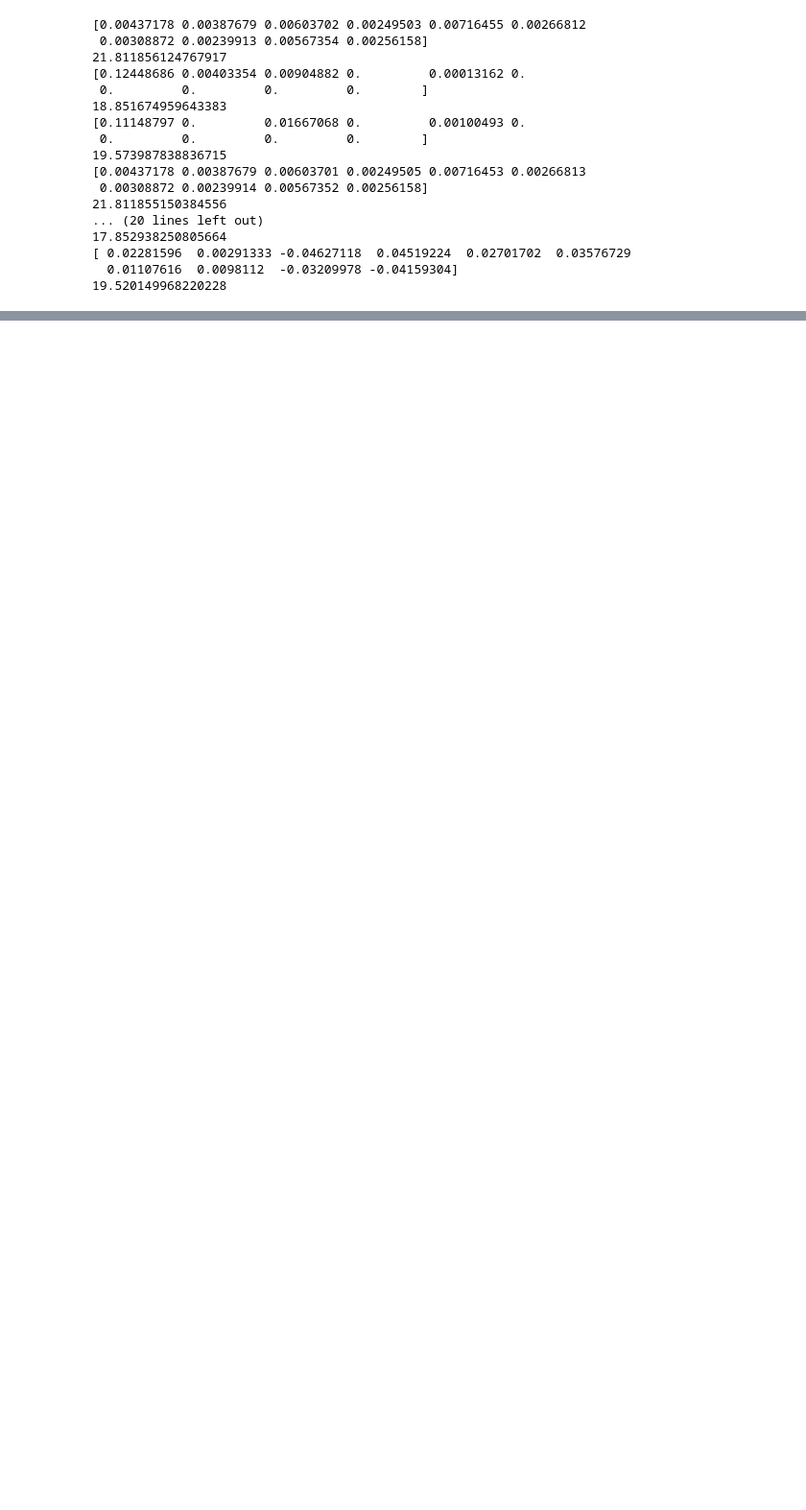
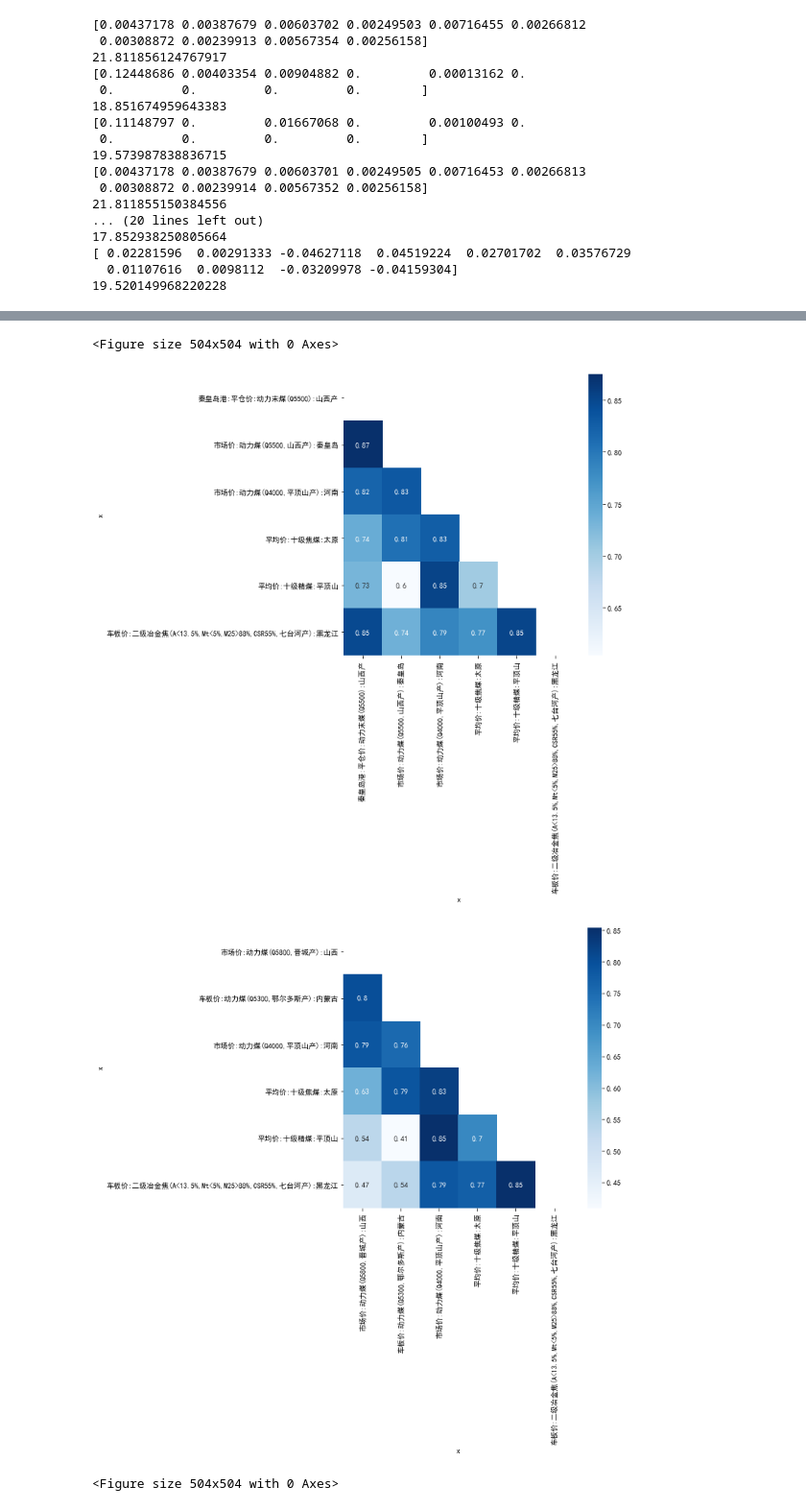
Before and after one commit to liyuting0812/dailylogs, a Jupyter notebook: feature_select/RFE_VIF.ipynb, the cells around one changed output, grey strips where cells are left out. Shown at 96% size. Saved outputs shown, nothing was run; the diff lists cells and outputs as text; code cells hidden in the pictures; blank space fills up the shorter version.

```diff
--- a/feature_select/RFE_VIF.ipynb
+++ b/feature_select/RFE_VIF.ipynb
@@ -130,10 +235,8 @@ for train,test in tscv.split(x_data_):
 [ 0.02281596  0.00291333 -0.04627118  0.04519224  0.02701702  0.03576729
   0.01107616  0.0098112  -0.03209978 -0.04159304]
 19.520149968220228
-# %%
-method = [lre,ela,las,rid]
-k=0
 # %%
+    method = [lre,ela,las,rid]
     k=0
     mae2 =[]
     cmm =[[],[],[],[]]
@@ -165,17 +268,7 @@ k=0
                 mae1.append(mae(y_test,y_pred))
         mae2.append(np.mean(mae1))
 
+    print(mae2)
     print(mae2.index(min(mae2)),min(mae2))
-    feature = cmm[mae2.index(min(mae2))]
-    x_select = x_data[feature]
-    cor = x_select.corr()
-    fig = plt.figure(figsize=(20,20))
-    mask = np.zeros_like(cor)
-    mask[np.tril_indices_from(mask)] = True
-    sns_plot = sns.heatmap(cor, annot=True,cmap='Blues',mask = mask.T)
-    # x_select.to_excel('x_select1.0.xlsx',index=True)
-#     print(x_select.shape)
-    vif = [variance_inflation_factor(x_select.values, x_select.columns.get_loc(i)) for i in x_select.columns]
-    print(list(zip(list(x_select.columns), vif)))
 # %% [output]
 LinearRegression()
@@ -213,0 +284,30 @@ vif_table
+# %%
+
+mean=[]
+for i in range(len(mae2)):
+    fig = plt.figure(figsize=(7,7))
+    fig.title = method[i]
+    feature = cmm[i]
+    x_select = x_data[feature]
+    cor = x_select.corr()
+    mask = np.zeros_like(cor)
+    mask[np.tril_indices_from(mask)] = True
+
+
+    # x_select.to_excel('x_select1.0.xlsx',index=True)
+    #     print(x_select.shape)
+    vif = [variance_inflation_factor(x_select.values, x_select.columns.get_loc(i)) for i in x_select.columns]
+    vif_table = pd.DataFrame(vif ,index = x_select.columns)
+    vif_table.columns = ['VIF']
+    print(vif_table)
+    mean.append(np.mean(vif_table['VIF']))
+    print('mean:\n',np.mean(vif_table))
+#     print(list(zip(list(x_select.columns), vif)))
+    if np.mean(vif_table['VIF']) < 100:
+        sns_plot = sns.heatmap(cor, annot=True,cmap='Blues',mask = mask.T)
+
+
+mae_vif = pd.DataFrame(mae2,index = method)
+mae_vif['vif'] = mean
+print(mae_vif)
+# %% [output]
@@ -213,0 +331,4 @@ vif_table
+<Figure size 504x504 with 0 Axes>
+[figure, added]
+[figure, added]
+<Figure size 504x504 with 0 Axes>
```
Also changed, not shown: parts of 24 cells of this notebook.
